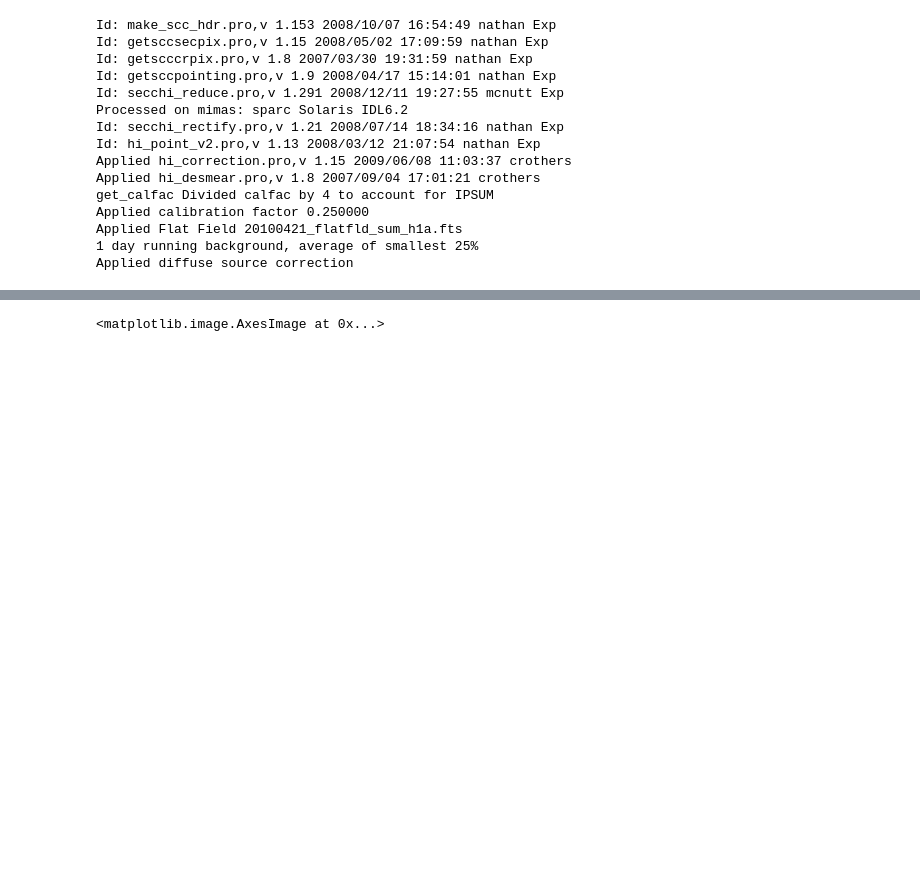
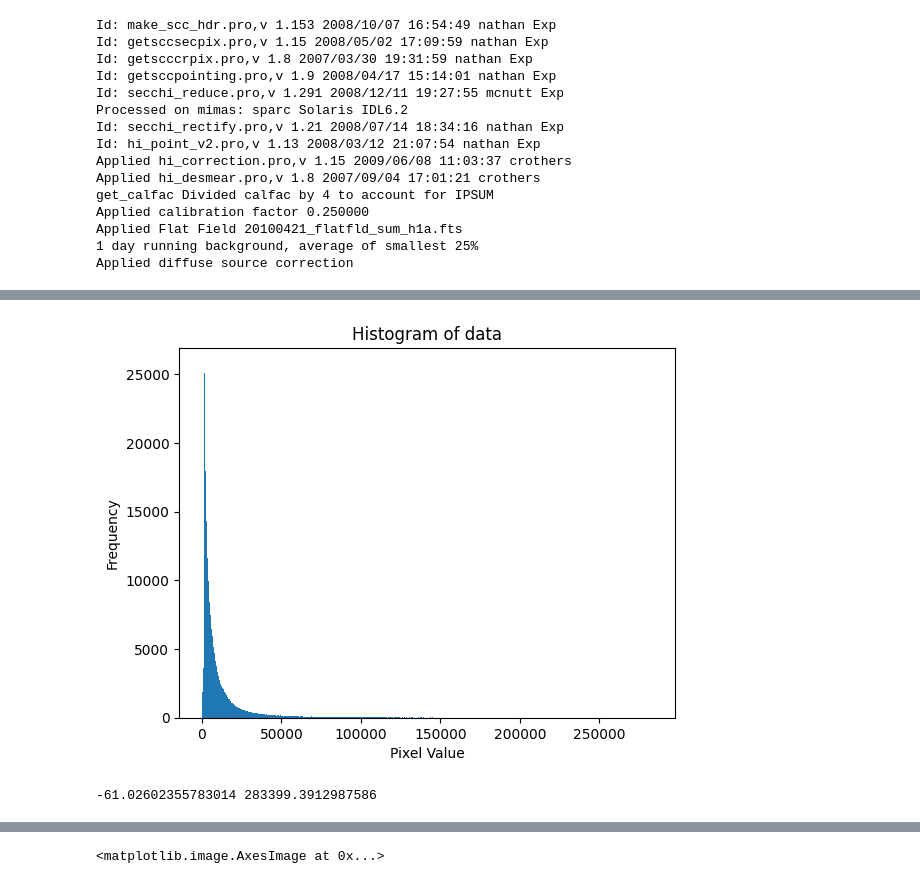
Before and after one commit to maikebauer/STEREO-HI-Data-Processing, a Jupyter notebook: test_reduction_copy.ipynb, the cells around one changed output, grey strips where cells are left out. Saved outputs shown, nothing was run; the diff lists cells and outputs as text; code cells hidden in the pictures; blank space fills up the shorter version.

```diff
--- a/test_reduction_copy.ipynb
+++ b/test_reduction_copy.ipynb
@@ -402,2 +543,15 @@ from scipy.ndimage import generic_filter
+# %%
+fig_hist = plt.figure()
+plt.hist(data.flatten(), bins=2500)
+# plt.ylim(0, 50000)
+#
+plt.xlabel('Pixel Value')
+plt.ylabel('Frequency')
+plt.title('Histogram of data')
+plt.show()
+print(np.min(data), np.max(data))
+# %% [output]
+[figure, added]
+-61.02602355783014 283399.3912987586
 # %%
 i = 0
```
Also changed, not shown: parts of 28 cells of this notebook, 2 other files.
